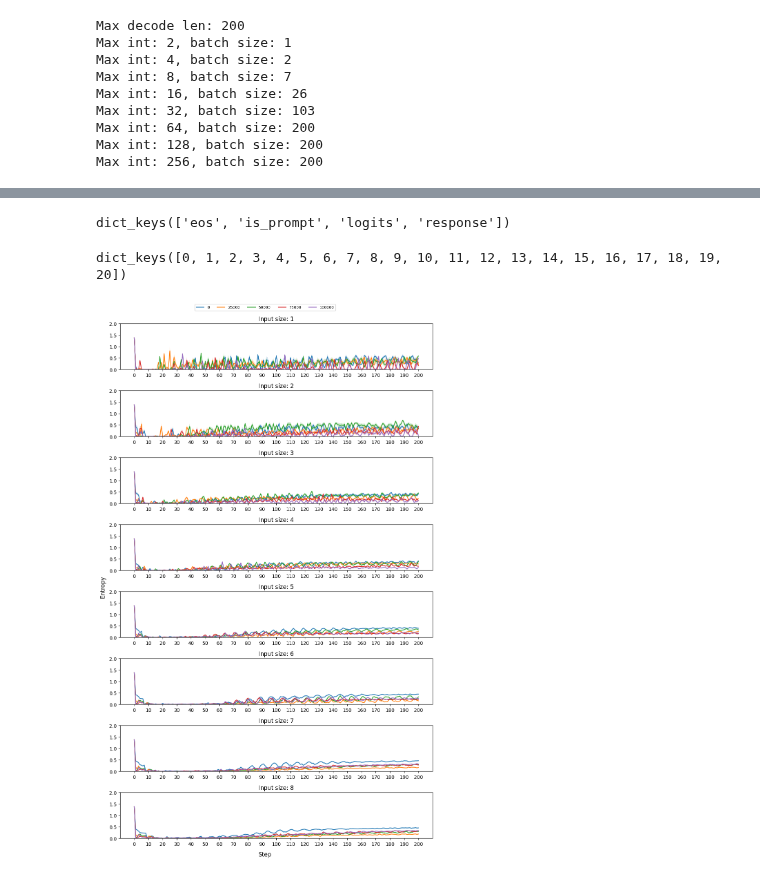
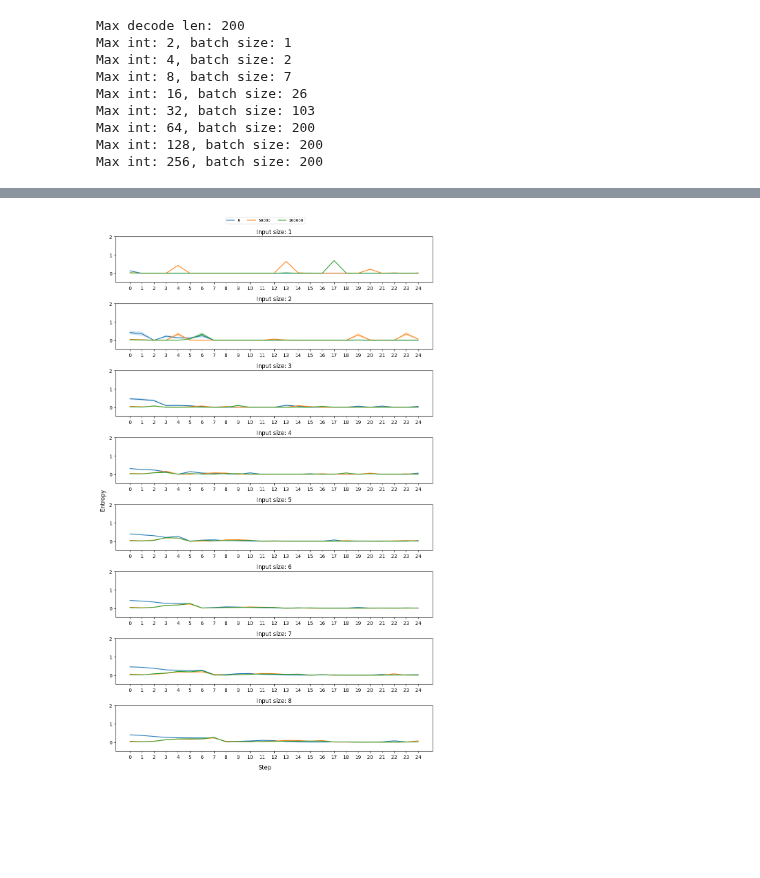
Before and after one commit to chanb/scaling_jax, a Jupyter notebook: src/evaluations/evaluate_addition.ipynb, the cells around one changed output, grey strips where cells are left out. Saved outputs shown, nothing was run; the diff lists cells and outputs as text; code cells hidden in the pictures; blank space fills up the shorter version.

```diff
--- a/src/evaluations/evaluate_addition.ipynb
+++ b/src/evaluations/evaluate_addition.ipynb
@@ -213,8 +213,10 @@ def evaluate(
 base_path = "/home/bryanpu1/projects/iclr_2026/icl_architecture/scaling_jax/results"
 
 algo_name = "addition-debug_no_eos"
-# run_name = "ppo-test-max_int_64-scratch-64_rollouts-09-11-25_09_30_35-96129b62-66f9-4fbf-a96f-63e40b8977b5"
+run_name = "ppo-test-max_int_64-scratch-64_rollouts-09-11-25_09_30_35-96129b62-66f9-4fbf-a96f-63e40b8977b5"
+run_name = "ppo-test-left_to_right-max_int_64-scratch-64_rollouts-09-15-25_08_10_08-310bcedb-cd3a-4f64-89cb-d6d1222d6760"
 run_name = "ppo-test-max_int_64-load_from_64-bs_512-09-13-25_18_58_50-227355d3-e9a6-4586-b178-b42b7ad7a1f3"
+run_name = "ppo-test-max_int_64-load_from_64-parallel_64-09-13-25_18_59_27-fdc16a0c-c1f7-4438-b1b9-e831a70c2c4a"
 
 learner_path = os.path.join(base_path, algo_name, run_name)
 # %%
@@ -324,10 +330,8 @@ dill.dump(all_res, open("res.dill", "wb"))
 fig, ax = plt.subplots(1, 1, layout="constrained", figsize=(6, 6))
 
 
-skip_step = 5
+skip_step = 10
 checkpoint_interval = config_dict["logging_config"]["checkpoint_interval"]
-prompt_lengths = np.argmax(batch["sequence"], axis=-1) // 2 - 1
-
 last_checkpoint = max(list(all_res["metrics"].keys()))
 # checkpoints = [0, 2, 5, 10, 19, 20]
 for checkpoint_i, curr_metric in all_res["metrics"].items():
@@ -369,6 +373,7 @@ for checkpoint_i, curr_metric in all_res["metrics"].items():
     ax.set_ylabel("Expected response length")
     ax.set_xlabel("Input size (in bits)")
 
+fig.suptitle("Heldout instances")
 fig.legend(
     bbox_to_anchor=(0.0, 1.0, 1.0, 0.0),
     loc="lower center",
@@ -383,9 +388,8 @@ fig.legend(
 # %%
 fig, ax = plt.subplots(1, 1, layout="constrained", figsize=(6, 6))
 
-skip_step = 5
+skip_step = 10
 checkpoint_interval = config_dict["logging_config"]["checkpoint_interval"]
-prompt_lengths = np.argmax(batch["sequence"], axis=-1) // 2 - 1
 last_checkpoint = max(list(all_res["metrics"].keys()))
 for checkpoint_i, curr_metric in all_res["metrics"].items():
     if (
@@ -425,6 +429,7 @@ for checkpoint_i, curr_metric in all_res["metrics"].items():
     ax.set_ylabel("Success rate")
     ax.set_xlabel("Input size (in bits)")
 
+fig.suptitle("Heldout instances")
 fig.legend(
     bbox_to_anchor=(0.0, 1.0, 1.0, 0.0),
     loc="lower center",
@@ -439,13 +444,6 @@ fig.legend(
-# %%
-all_res["results"][0][1].keys()
-# %% [output]
-dict_keys(['eos', 'is_prompt', 'logits', 'response'])
-# %%
-all_res["results"].keys()
-# %% [output]
-dict_keys([0, 1, 2, 3, 4, 5, 6, 7, 8, 9, 10, 11, 12, 13, 14, 15, 16, 17, 18, 19, 20])
 # %%
-skip_step = 5
+skip_step = 10
+max_x = min(max_decode_len, 25)
 checkpoint_interval = config_dict["logging_config"]["checkpoint_interval"]
 last_checkpoint = max(list(all_res["metrics"].keys()))
 
@@ -466,39 +464,39 @@ for checkpoint_i in all_res["results"]:
         continue
 
     for plot_i, (input_size, curr_res) in enumerate(all_res["results"][checkpoint_i].items()):
-        logits = curr_res["logits"]
+        logits = curr_res["logits"][..., 1:, :]
         logits = logits.reshape((-1, *logits.shape[1:]))
         entropies = optax.softmax_cross_entropy(logits, jax.nn.softmax(logits, axis=-1))
-        mean_entropy = jnp.mean(entropies, axis=0)
-        std_entropy = jnp.std(entropies, axis=0) / np.sqrt(len(entropies))
+        mean_entropy = jnp.mean(entropies, axis=0)[:max_x]
+        std_entropy = (jnp.std(entropies, axis=0) / np.sqrt(len(entropies)))[:max_x]
 
         x_range = np.arange(len(mean_entropy))
         axs[plot_i].plot(
             x_range,
             mean_entropy,
             label=f"{checkpoint_i * checkpoint_interval}" if plot_i == 0 else "",
         )
         axs[plot_i].fill_between(
             x_range,
             mean_entropy - std_entropy,
             mean_entropy + std_entropy,
             alpha=0.2,
         )
 
         axs[plot_i].set_title(f"Input size: {input_size}")
-        axs[plot_i].set_xticks(x_range[::10])
-        axs[plot_i].set_ylim(0.0, 2.0)
+        axs[plot_i].set_xticks(x_range)
+        axs[plot_i].set_ylim(-0.5, 2.0)
 
 fig.supylabel('Entropy')
 fig.supxlabel('Step')
 fig.legend(
     bbox_to_anchor=(0.0, 1.0, 1.0, 0.0),
     loc="lower center",
     ncols=7,
     borderaxespad=0.0,
     frameon=True,
     fontsize="8",
 )
 plt.tight_layout()
 # %% [output]
-[figure, old version]
+[figure, new version]
```
Also changed, not shown: parts of 4 cells of this notebook, 1 other file.
